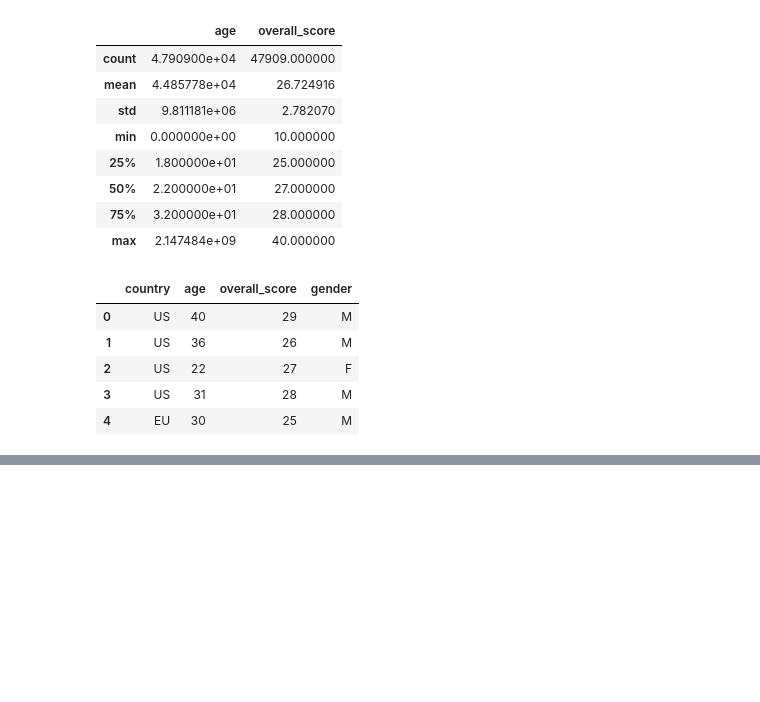
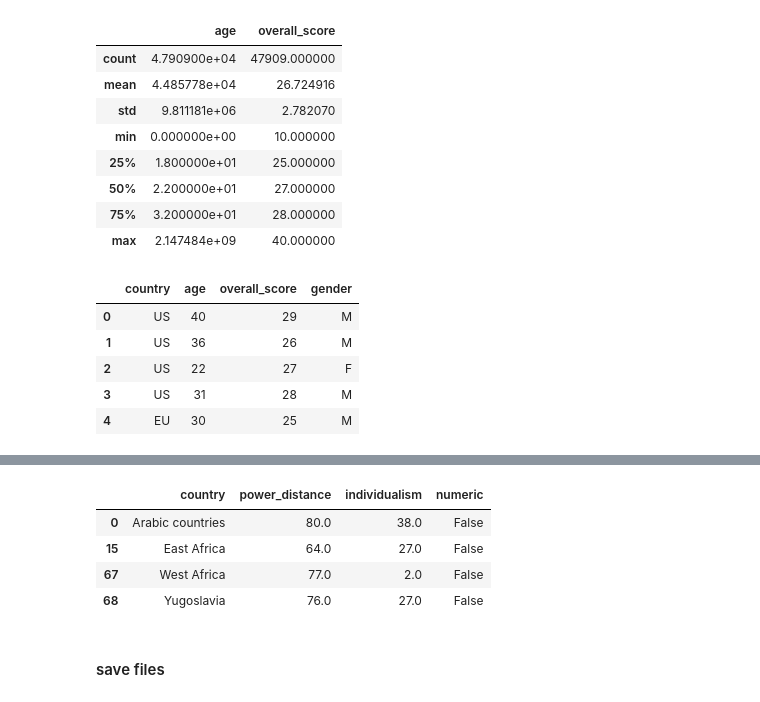
Before and after one commit to FHnt97/Project-Week-5-Your-Own-Project, a Jupyter notebook: your-project/02-Data_cleaning_and_formatting.ipynb, the cells around one changed output, grey strips where cells are left out. Drawn from its saved outputs; the diff is of its cells as text; code cells hidden in the pictures; blank space fills up the shorter version.

```diff
--- a/your-project/02-Data_cleaning_and_formatting.ipynb
+++ b/your-project/02-Data_cleaning_and_formatting.ipynb
@@ -134,0 +203,4 @@ rosenberg.describe()
+# %%
+# using dictionary defined below, replace values accordingly to country intexes
+hof = hof.replace({"country":country_dict})
+hof.head()
@@ -134,0 +214,19 @@ rosenberg.describe()
+# %%
+#separate non-numeric values
+hof["numeric"] = hof["country"].str.isnumeric()
+
+#saved grouped values for regions separately - might be useful later
+grouped_values_hof = hof[hof["numeric"]==False]
+grouped_values_hof
+
+#frop non numeric
+hof = hof[hof["numeric"]!=False]
+hof = hof.drop(["numeric"], axis=1).reset_index(drop=True)
+# %% [output]
+|  | country | power_distance | individualism | numeric |
+| 0 | Arabic countries | 80.0 | 38.0 | False |
+| 15 | East Africa | 64.0 | 27.0 | False |
+| 67 | West Africa | 77.0 | 2.0 | False |
+| 68 | Yugoslavia | 76.0 | 27.0 | False |
+# %% [markdown]
+####  save files
```
Also changed, not shown: parts of 24 cells of this notebook, 4 other files.
